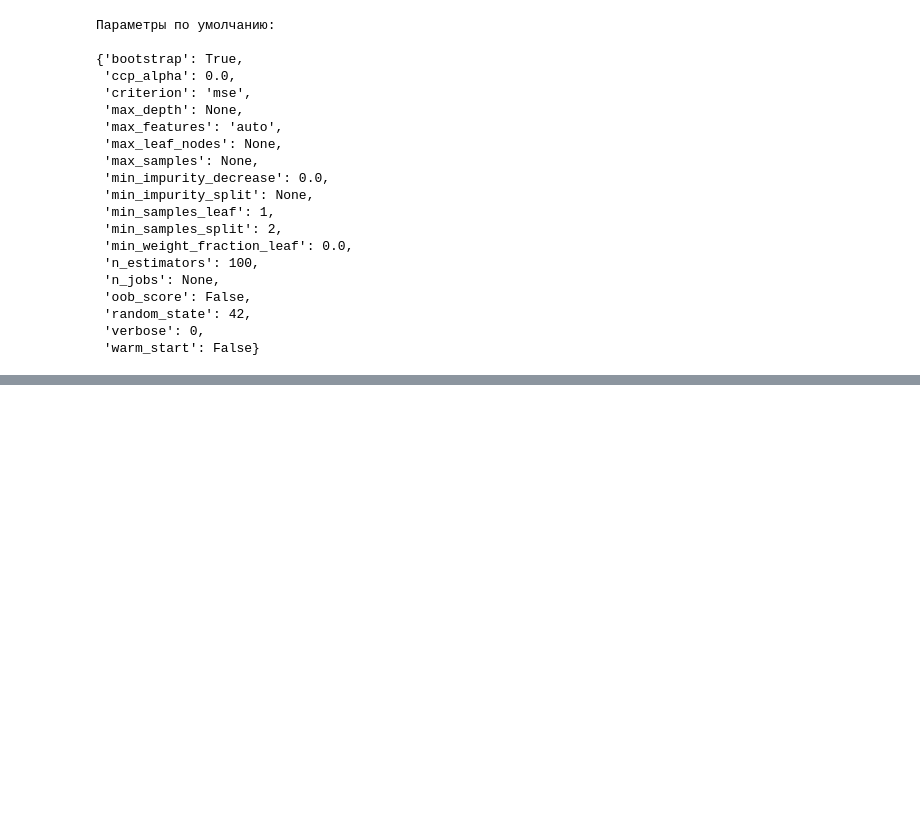
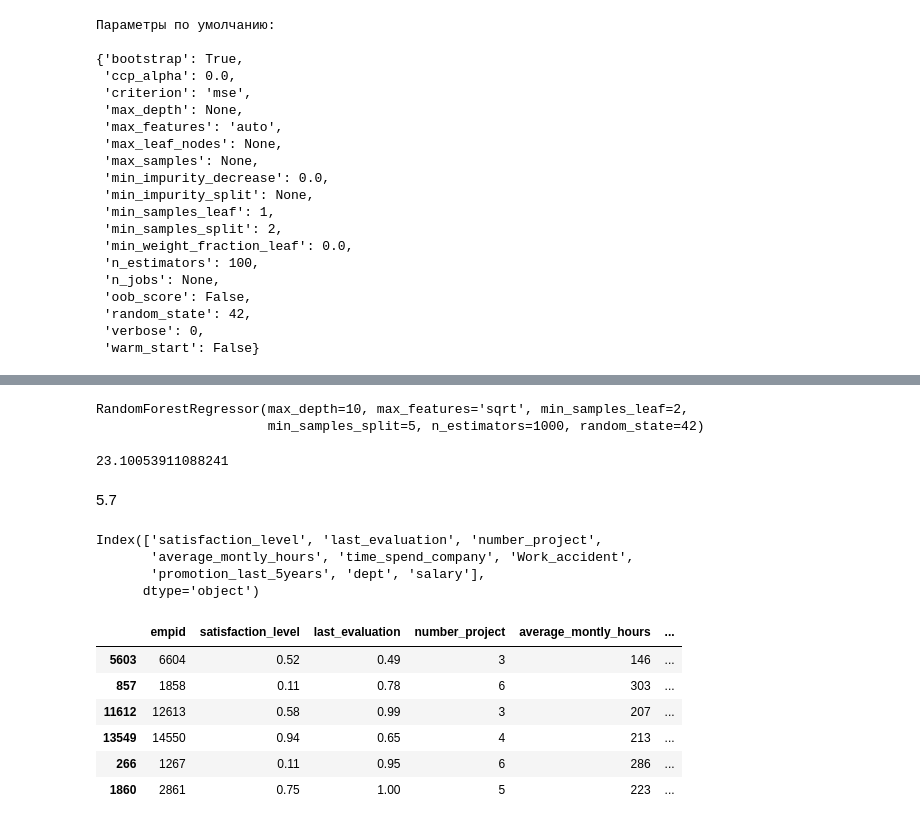
Before and after one commit to AnorVen/skillfactory_lessons, a Jupyter notebook: module6/ml5.ipynb, the cells around one changed output, grey strips where cells are left out. Cells and saved outputs as stored; diff of their text form; code cells hidden in the pictures; blank space fills up the shorter version.

```diff
--- a/module6/ml5.ipynb
+++ b/module6/ml5.ipynb
@@ -385,0 +419,11 @@ rf_random.best_params_
+# %%
+rfb.fit(X_train, Y_train)
+# %% [output]
+RandomForestRegressor(max_depth=10, max_features='sqrt', min_samples_leaf=2,
+                      min_samples_split=5, n_estimators=1000, random_state=42)
+# %%
+Y_predicted = rfb.predict(X_val)
+b = mean_squared_error(Y_val,Y_predicted)
+print(mean_squared_error(Y_val,Y_predicted))
+# %% [output]
+23.10053911088241
@@ -385,0 +432,39 @@ rf_random.best_params_
+# %% [markdown]
+5.7
+# %%
+import pandas as pd
+import numpy as np
+import matplotlib.pyplot as plt
+
+from sklearn.model_selection import cross_val_score, train_test_split
+from sklearn.ensemble import BaggingClassifier, RandomForestClassifier
+from sklearn.tree import DecisionTreeClassifier
+from sklearn.linear_model import LogisticRegression
+from sklearn.preprocessing import StandardScaler
+df = pd.read_csv('HR-dataset.csv')
+
+np.random.seed(42)
+%matplotlib inline
+%config InlineBackend.figure_format = 'retina'
+
+target = 'left'
+features = df.columns.drop(target)
+features = features.drop('empid')  # Удалим идентификатор пользователя как нерепрезентативный признак
+print(features)
+
+X, y = df[features].copy(), df[target]
+# %% [output]
+Index(['satisfaction_level', 'last_evaluation', 'number_project',
+       'average_montly_hours', 'time_spend_company', 'Work_accident',
+       'promotion_last_5years', 'dept', 'salary'],
+      dtype='object')
+# %%
+df.sample(6)
+# %% [output]
+|  | empid | satisfaction_level | last_evaluation | number_project | average_montly_hours | ... |
+| 5603 | 6604 | 0.52 | 0.49 | 3 | 146 | ... |
+| 857 | 1858 | 0.11 | 0.78 | 6 | 303 | ... |
+| 11612 | 12613 | 0.58 | 0.99 | 3 | 207 | ... |
+| 13549 | 14550 | 0.94 | 0.65 | 4 | 213 | ... |
+| 266 | 1267 | 0.11 | 0.95 | 6 | 286 | ... |
+| 1860 | 2861 | 0.75 | 1.00 | 5 | 223 | ... |
```
Also changed, not shown: parts of 36 cells of this notebook, 4 other files.
